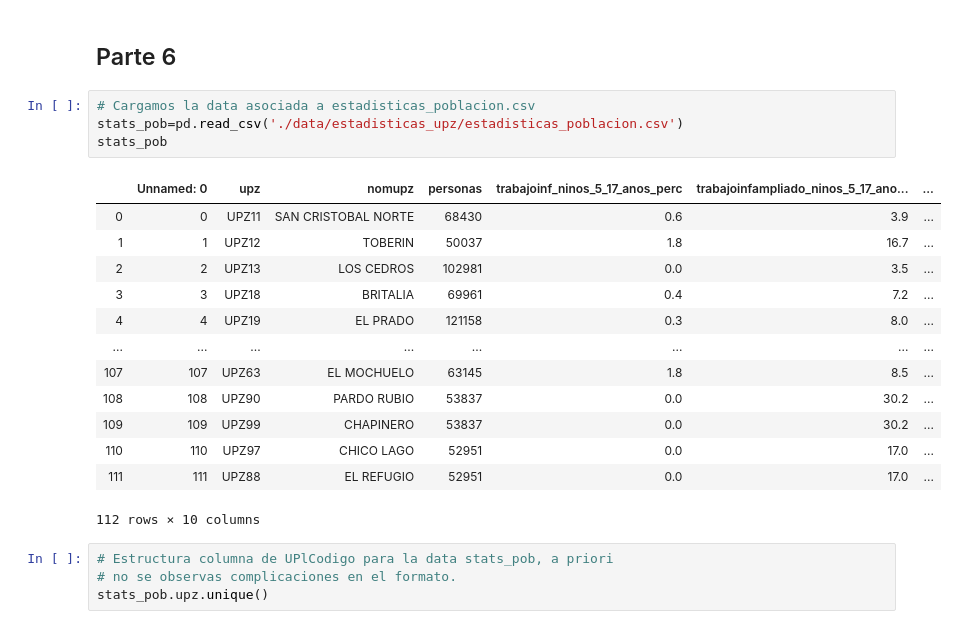
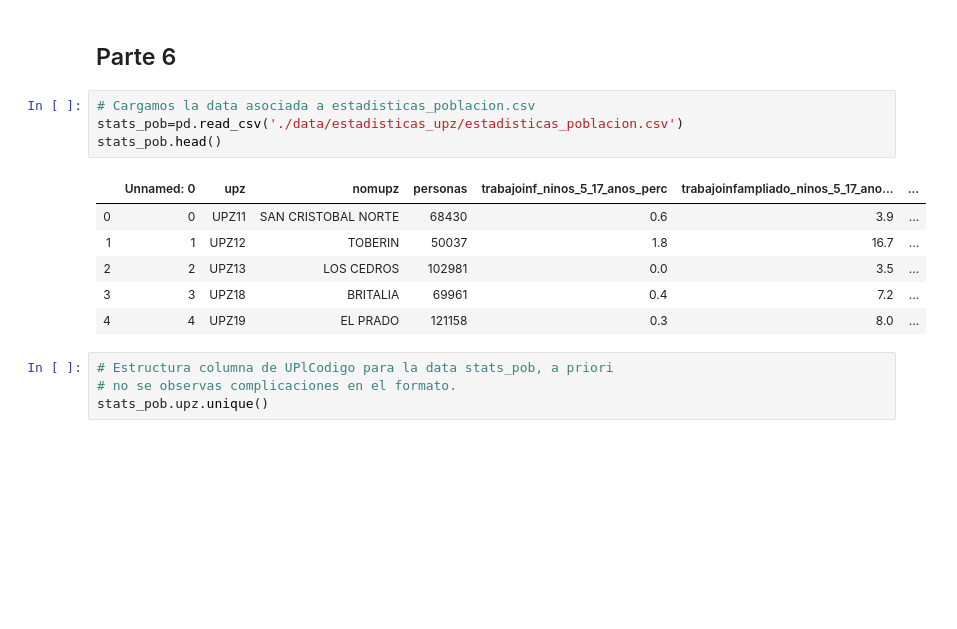
Before and after one commit to kurtwalsen/MA6202-Tarea-1, a Jupyter notebook: tarea1.ipynb, the cells around one changed output. Drawn from its saved outputs; the diff is of its cells as text; blank space fills up the shorter version.

```diff
--- a/tarea1.ipynb
+++ b/tarea1.ipynb
@@ -646,21 +613,14 @@ df.head()
 # %%
 # Cargamos la data asociada a estadisticas_poblacion.csv
 stats_pob=pd.read_csv('./data/estadisticas_upz/estadisticas_poblacion.csv')
-stats_pob
+stats_pob.head()
 # %% [output]
 |  | Unnamed: 0 | upz | nomupz | personas | trabajoinf_ninos_5_17_anos_perc | trabajoinfampliado_ninos_5_17_ano... | ... |
 | 0 | 0 | UPZ11 | SAN CRISTOBAL NORTE | 68430 | 0.6 | 3.9 | ... |
 | 1 | 1 | UPZ12 | TOBERIN | 50037 | 1.8 | 16.7 | ... |
 | 2 | 2 | UPZ13 | LOS CEDROS | 102981 | 0.0 | 3.5 | ... |
 | 3 | 3 | UPZ18 | BRITALIA | 69961 | 0.4 | 7.2 | ... |
 | 4 | 4 | UPZ19 | EL PRADO | 121158 | 0.3 | 8.0 | ... |
-| ... | ... | ... | ... | ... | ... | ... | ... |
-| 107 | 107 | UPZ63 | EL MOCHUELO | 63145 | 1.8 | 8.5 | ... |
-| 108 | 108 | UPZ90 | PARDO RUBIO | 53837 | 0.0 | 30.2 | ... |
-| 109 | 109 | UPZ99 | CHAPINERO | 53837 | 0.0 | 30.2 | ... |
-| 110 | 110 | UPZ97 | CHICO LAGO | 52951 | 0.0 | 17.0 | ... |
-| 111 | 111 | UPZ88 | EL REFUGIO | 52951 | 0.0 | 17.0 | ... |
-112 rows × 10 columns
 # %%
 # Estructura columna de UPlCodigo para la data stats_pob, a priori
 # no se observas complicaciones en el formato.
```
Also changed, not shown: parts of 6 cells of this notebook.
